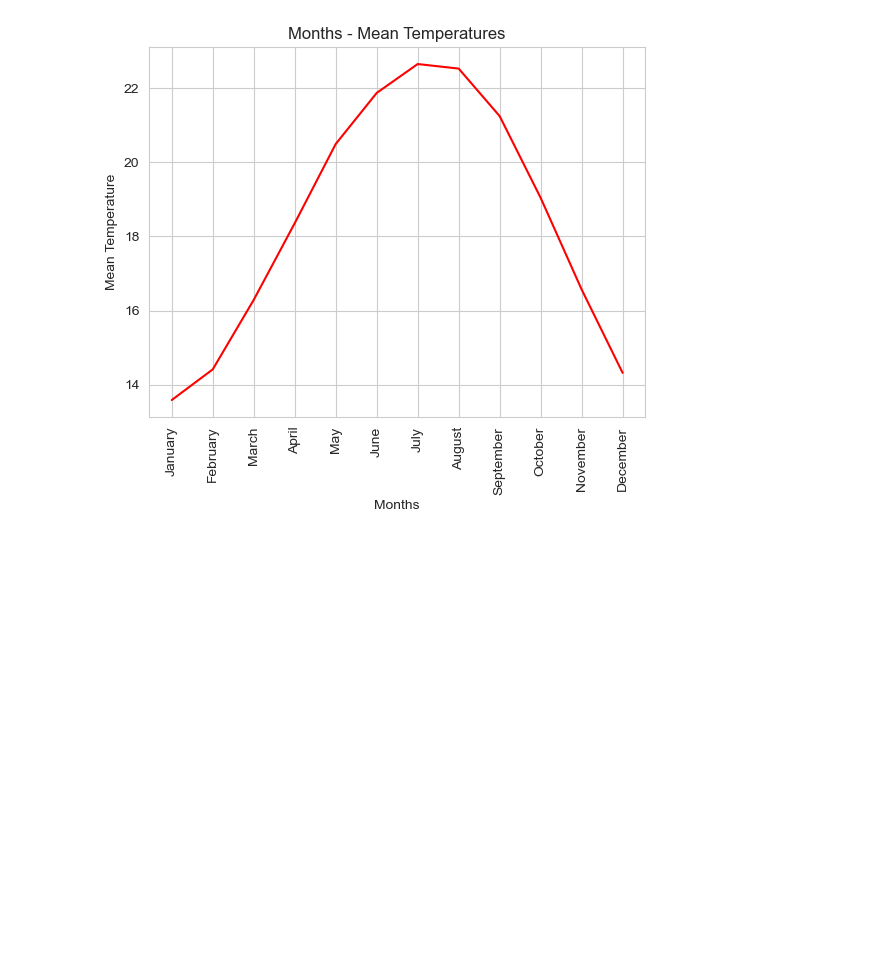
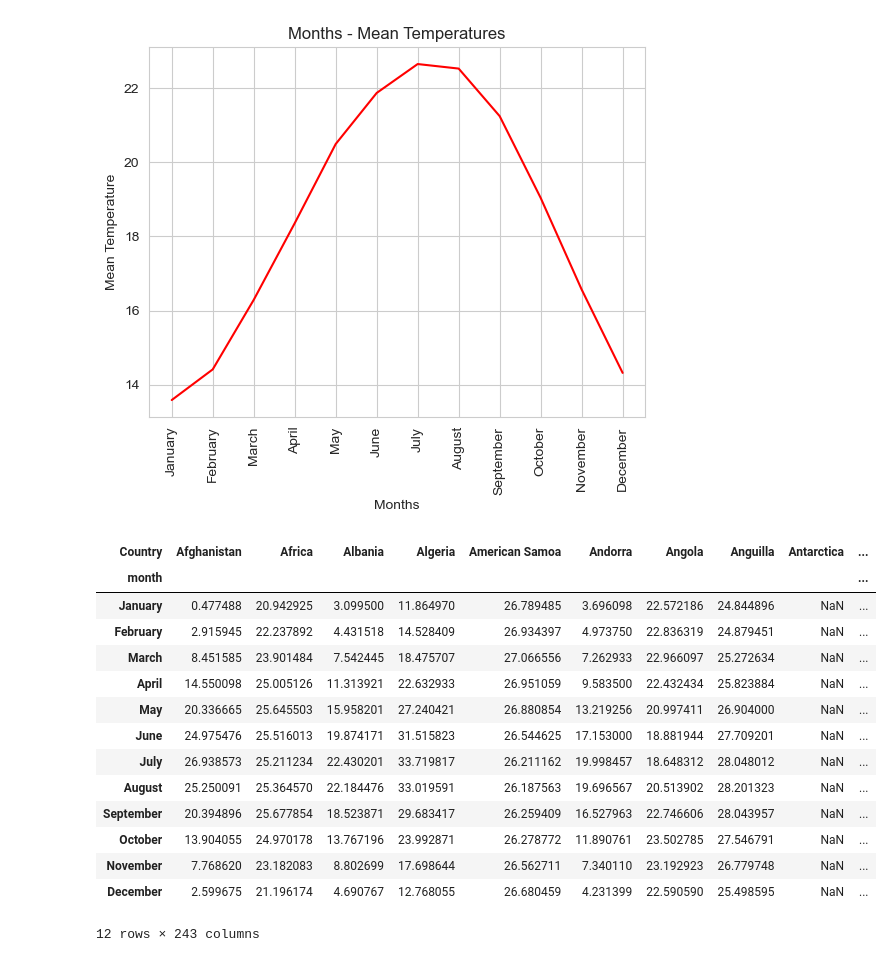
Before and after one commit to Umeshpotha/globallandsurfacetemperatures_analysis, a Jupyter notebook: WorldSurfaceTemperatureAnalysis.ipynb, the cells around one changed output. Saved outputs shown, nothing was run; the diff lists cells and outputs as text; code cells hidden in the pictures; blank space fills up the shorter version.

```diff
--- a/WorldSurfaceTemperatureAnalysis.ipynb
+++ b/WorldSurfaceTemperatureAnalysis.ipynb
@@ -217,0 +213,18 @@ plt.show()
+# %%
+dataset2
+# %% [output]
+| Country | Afghanistan | Africa | Albania | Algeria | American Samoa | Andorra | Angola | Anguilla | Antarctica | ... |
+| month |  |  |  |  |  |  |  |  |  | ... |
+| January | 0.477488 | 20.942925 | 3.099500 | 11.864970 | 26.789485 | 3.696098 | 22.572186 | 24.844896 | NaN | ... |
+| February | 2.915945 | 22.237892 | 4.431518 | 14.528409 | 26.934397 | 4.973750 | 22.836319 | 24.879451 | NaN | ... |
+| March | 8.451585 | 23.901484 | 7.542445 | 18.475707 | 27.066556 | 7.262933 | 22.966097 | 25.272634 | NaN | ... |
+| April | 14.550098 | 25.005126 | 11.313921 | 22.632933 | 26.951059 | 9.583500 | 22.432434 | 25.823884 | NaN | ... |
+| May | 20.336665 | 25.645503 | 15.958201 | 27.240421 | 26.880854 | 13.219256 | 20.997411 | 26.904000 | NaN | ... |
+| June | 24.975476 | 25.516013 | 19.874171 | 31.515823 | 26.544625 | 17.153000 | 18.881944 | 27.709201 | NaN | ... |
+| July | 26.938573 | 25.211234 | 22.430201 | 33.719817 | 26.211162 | 19.998457 | 18.648312 | 28.048012 | NaN | ... |
+| August | 25.250091 | 25.364570 | 22.184476 | 33.019591 | 26.187563 | 19.696567 | 20.513902 | 28.201323 | NaN | ... |
+| September | 20.394896 | 25.677854 | 18.523871 | 29.683417 | 26.259409 | 16.527963 | 22.746606 | 28.043957 | NaN | ... |
+| October | 13.904055 | 24.970178 | 13.767196 | 23.992871 | 26.278772 | 11.890761 | 23.502785 | 27.546791 | NaN | ... |
+| November | 7.768620 | 23.182083 | 8.802699 | 17.698644 | 26.562711 | 7.340110 | 23.192923 | 26.779748 | NaN | ... |
+| December | 2.599675 | 21.196174 | 4.690767 | 12.768055 | 26.680459 | 4.231399 | 22.590590 | 25.498595 | NaN | ... |
+12 rows × 243 columns
```
Also changed, not shown: parts of 13 cells of this notebook.
